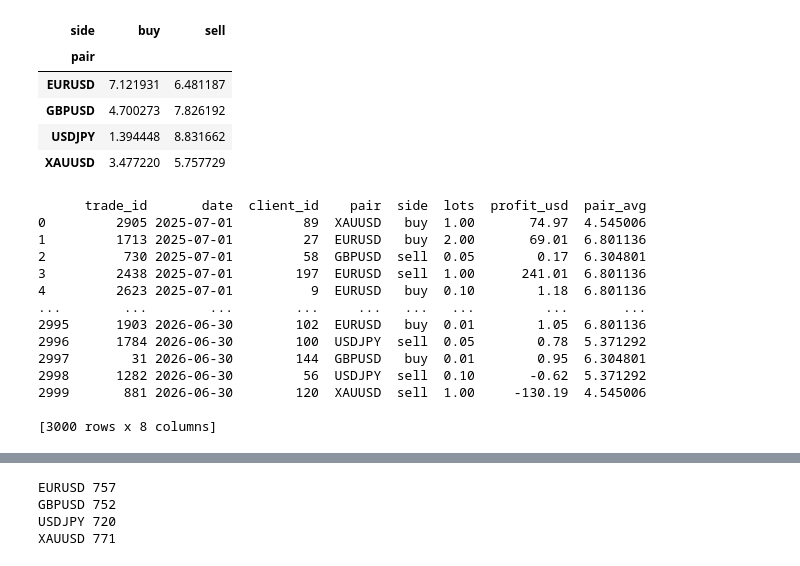
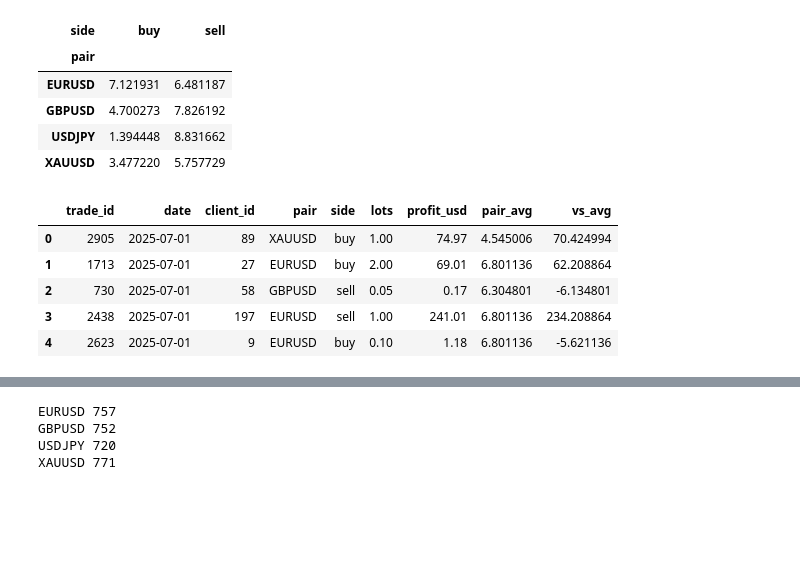
Before and after one commit to popupwhatup/fx-desk-analytics, a Jupyter notebook: analysis.ipynb, the cells around one changed output, grey strips where cells are left out. Saved outputs shown, nothing was run; the diff lists cells and outputs as text; code cells hidden in the pictures; blank space fills up the shorter version.

```diff
--- a/analysis.ipynb
+++ b/analysis.ipynb
@@ -105,19 +173,12 @@ trades.pivot_table(index="pair", columns="side", values="profit_usd", aggfunc="m
 | XAUUSD | 3.477220 | 5.757729 |
 # %%
 trades["pair_avg"] = trades.groupby("pair")["profit_usd"].transform("mean")
-print(trades)
+trades["vs_avg"] = trades["profit_usd"] - trades["pair_avg"]
+trades.head()
 # %% [output]
-      trade_id       date  client_id    pair  side  lots  profit_usd  pair_avg
-0         2905 2025-07-01         89  XAUUSD   buy  1.00       74.97  4.545006
-1         1713 2025-07-01         27  EURUSD   buy  2.00       69.01  6.801136
-2          730 2025-07-01         58  GBPUSD  sell  0.05        0.17  6.304801
-3         2438 2025-07-01        197  EURUSD  sell  1.00      241.01  6.801136
-4         2623 2025-07-01          9  EURUSD   buy  0.10        1.18  6.801136
-...        ...        ...        ...     ...   ...   ...         ...       ...
-2995      1903 2026-06-30        102  EURUSD   buy  0.01        1.05  6.801136
-2996      1784 2026-06-30        100  USDJPY  sell  0.05        0.78  5.371292
-2997        31 2026-06-30        144  GBPUSD   buy  0.01        0.95  6.304801
-2998      1282 2026-06-30         56  USDJPY  sell  0.10       -0.62  5.371292
-2999       881 2026-06-30        120  XAUUSD  sell  1.00     -130.19  4.545006
-
-[3000 rows x 8 columns]
+|  | trade_id | date | client_id | pair | side | lots | profit_usd | pair_avg | vs_avg |
+| 0 | 2905 | 2025-07-01 | 89 | XAUUSD | buy | 1.00 | 74.97 | 4.545006 | 70.424994 |
+| 1 | 1713 | 2025-07-01 | 27 | EURUSD | buy | 2.00 | 69.01 | 6.801136 | 62.208864 |
+| 2 | 730 | 2025-07-01 | 58 | GBPUSD | sell | 0.05 | 0.17 | 6.304801 | -6.134801 |
+| 3 | 2438 | 2025-07-01 | 197 | EURUSD | sell | 1.00 | 241.01 | 6.801136 | 234.208864 |
+| 4 | 2623 | 2025-07-01 | 9 | EURUSD | buy | 0.10 | 1.18 | 6.801136 | -5.621136 |
```
Also changed, not shown: parts of 41 cells of this notebook, 1 other file.
